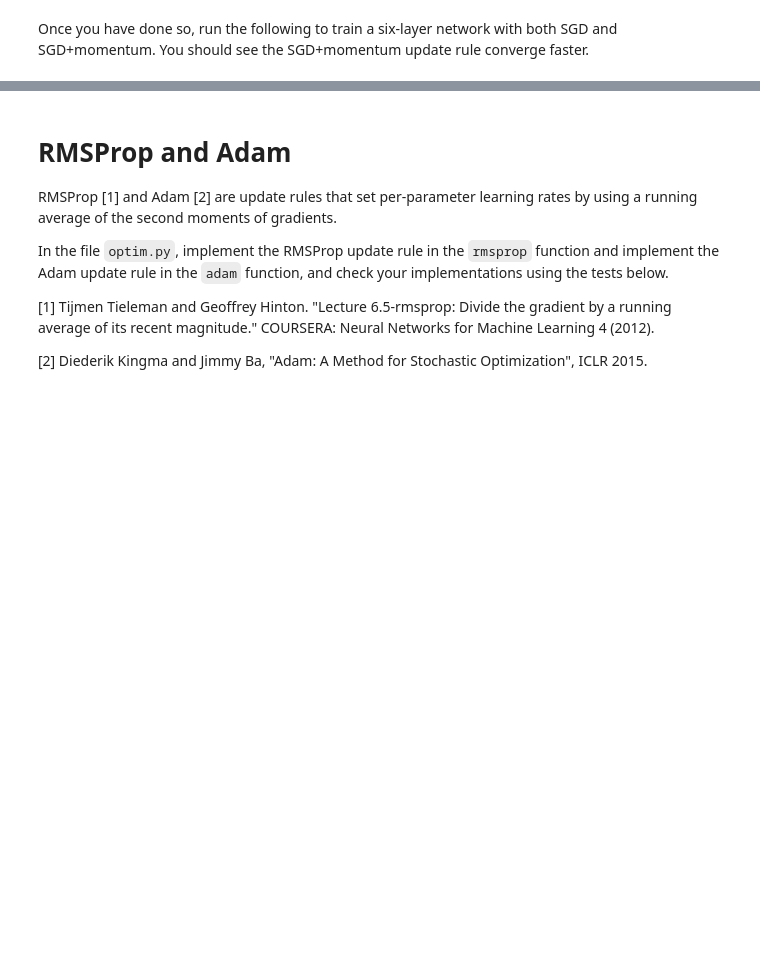
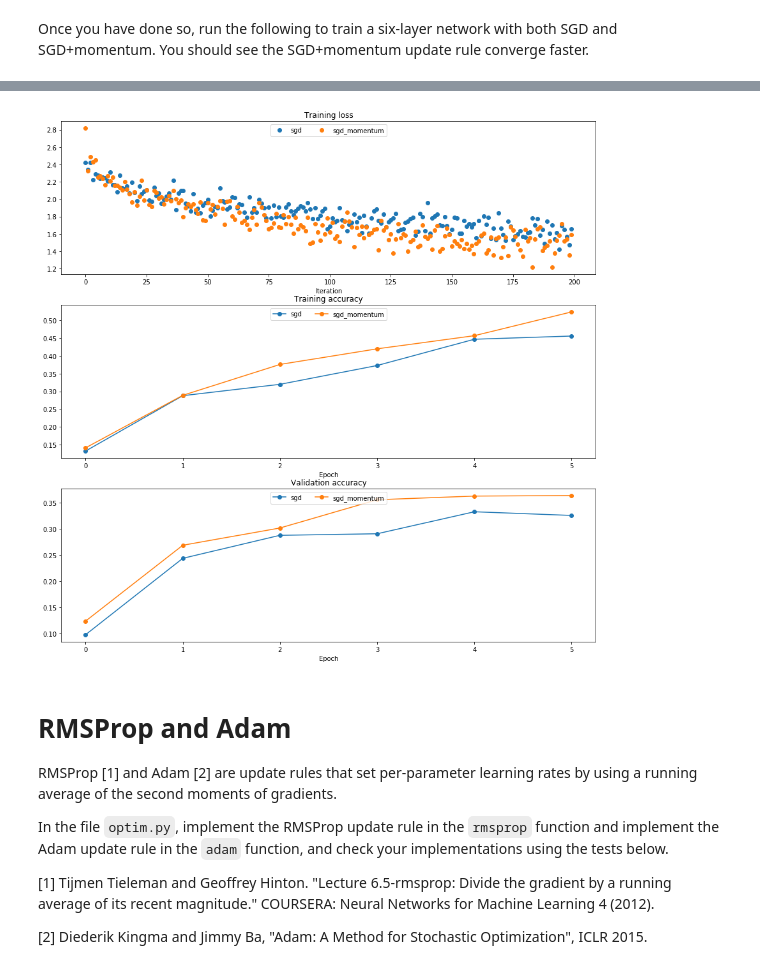
Before and after one commit to JavisDaDa/Statistical-ML, a Jupyter notebook: hw5/FullyConnectedNets.ipynb, the cells around one changed output, grey strips where cells are left out. Cells and saved outputs as stored; diff of their text form; code cells hidden in the pictures; blank space fills up the shorter version.

```diff
--- a/hw5/FullyConnectedNets.ipynb
+++ b/hw5/FullyConnectedNets.ipynb
@@ -508,7 +631,7 @@ plt.subplot(3, 1, 3)
 plt.title('Validation accuracy')
 plt.xlabel('Epoch')
 
-for update_rule, solver in solvers.iteritems():
+for update_rule, solver in solvers.items():
   plt.subplot(3, 1, 1)
   plt.plot(solver.loss_history, 'o', label=update_rule)
 
@@ -523,3 +646,4 @@ for i in [1, 2, 3]:
   plt.legend(loc='upper center', ncol=4)
 plt.gcf().set_size_inches(15, 15)
 plt.show()
+# %% [output]
@@ -526,3 +667,4 @@ plt.show()
+[figure, added]
 # %% [markdown]
 # RMSProp and Adam
 RMSProp [1] and Adam [2] are update rules that set per-parameter learning rates by using a running average of the second moments of gradients.
```
Also changed, not shown: parts of 20 cells of this notebook, 4 other files.
